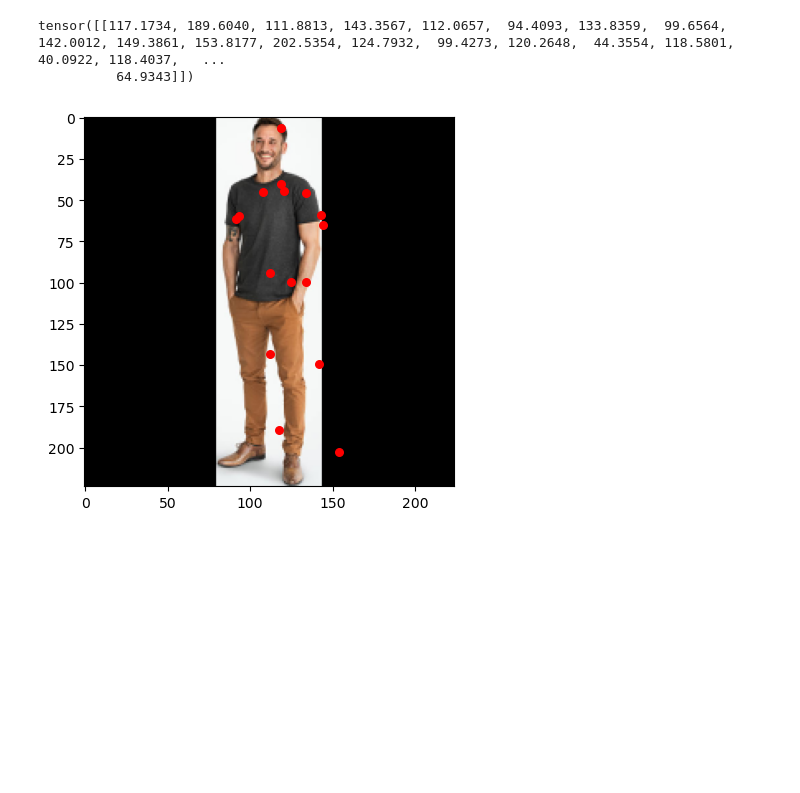
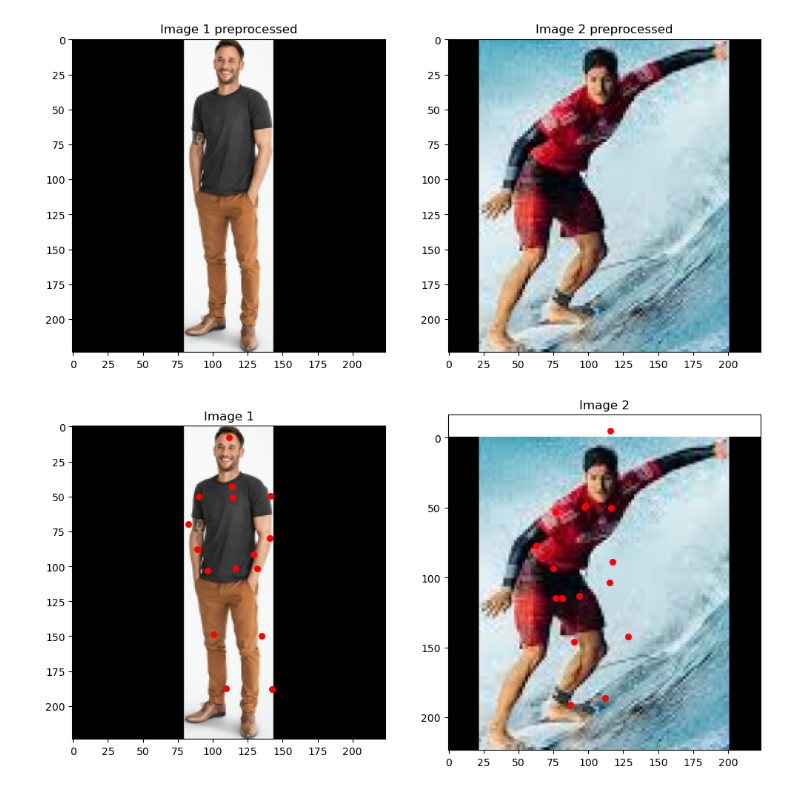
Before and after one commit to bernaprioste1704/LimbsID-Samsung-Final-Project, a Jupyter notebook: testTheModel.ipynb, the cells around one changed output. Cells and saved outputs as stored; diff of their text form; code cells hidden in the pictures; blank space fills up the shorter version.

```diff
--- a/testTheModel.ipynb
+++ b/testTheModel.ipynb
@@ -53,22 +67,24 @@ plt.imshow(image)
+# %%
+# show images after transformation
+fig, axs = plt.subplots(1, 2, figsize=(12, 6))
+
+axs[0].imshow(image1)
+axs[0].set_title('Image 1 preprocessed')
+
+axs[1].imshow(image2)
+axs[1].set_title('Image 2 preprocessed')
+
+plt.show()
+# %% [output]
+[figure, added]
 # %%
-model = PoseNet()
-model.load_state_dict(torch.load("posev0402.pth"))
-model.eval()
-with torch.no_grad():
-    img_tensor = transform(image).unsqueeze(0)
-    output =model(img_tensor)*224
+def predict(image,model,file):
+    model.load_state_dict(torch.load(file,map_location=torch.device('cpu')))
+    model.eval()
+    with torch.no_grad():
+        img_tensor = transform(image).unsqueeze(0)
+        output =model(img_tensor)*224
 
-print(output)
+    keypoints = output.squeeze()  # Remove extra dimension if necessary
+    points = [(keypoints[i].item(), keypoints[i+1].item()) for i in range(0, len(keypoints), 2)]
+    return points
-# %% [output]
-tensor([[117.1734, 189.6040, 111.8813, 143.3567, 112.0657,  94.4093, 133.8359,  99.6564, 142.0012, 149.3861, 153.8177, 202.5354, 124.7932,  99.4273, 120.2648,  44.3554, 118.5801,  40.0922, 118.4037,   ...
-          64.9343]])
-# %%
-#print the output points in plt
-keypoints = output.squeeze()  # Remove extra dimension if necessary
-points = [(keypoints[i].item(), keypoints[i+1].item()) for i in range(0, len(keypoints), 2)]
-plt.imshow(image)
-
-for (x, y) in points:
-    plt.scatter(x, y, color="red", s=30)
-# %% [output]
-[figure, removed]
@@ -74,0 +94,17 @@ for (x, y) in points:
+# %%
+"show the images with the keypoints"
+fig, axs = plt.subplots(1, 2, figsize=(12, 6))
+
+axs[0].imshow(image1)
+for point in image1Pred:
+    axs[0].scatter(point[0], point[1], c='r', s=30)
+axs[0].set_title('Image 1')
+
+axs[1].imshow(image2)
+for point in image2Pred:
+    axs[1].scatter(point[0], point[1], c='r', s=30)
+axs[1].set_title('Image 2')
+
+plt.show()
+# %% [output]
+[figure, added]
```
Also changed, not shown: parts of 8 cells of this notebook, 4 other files.
